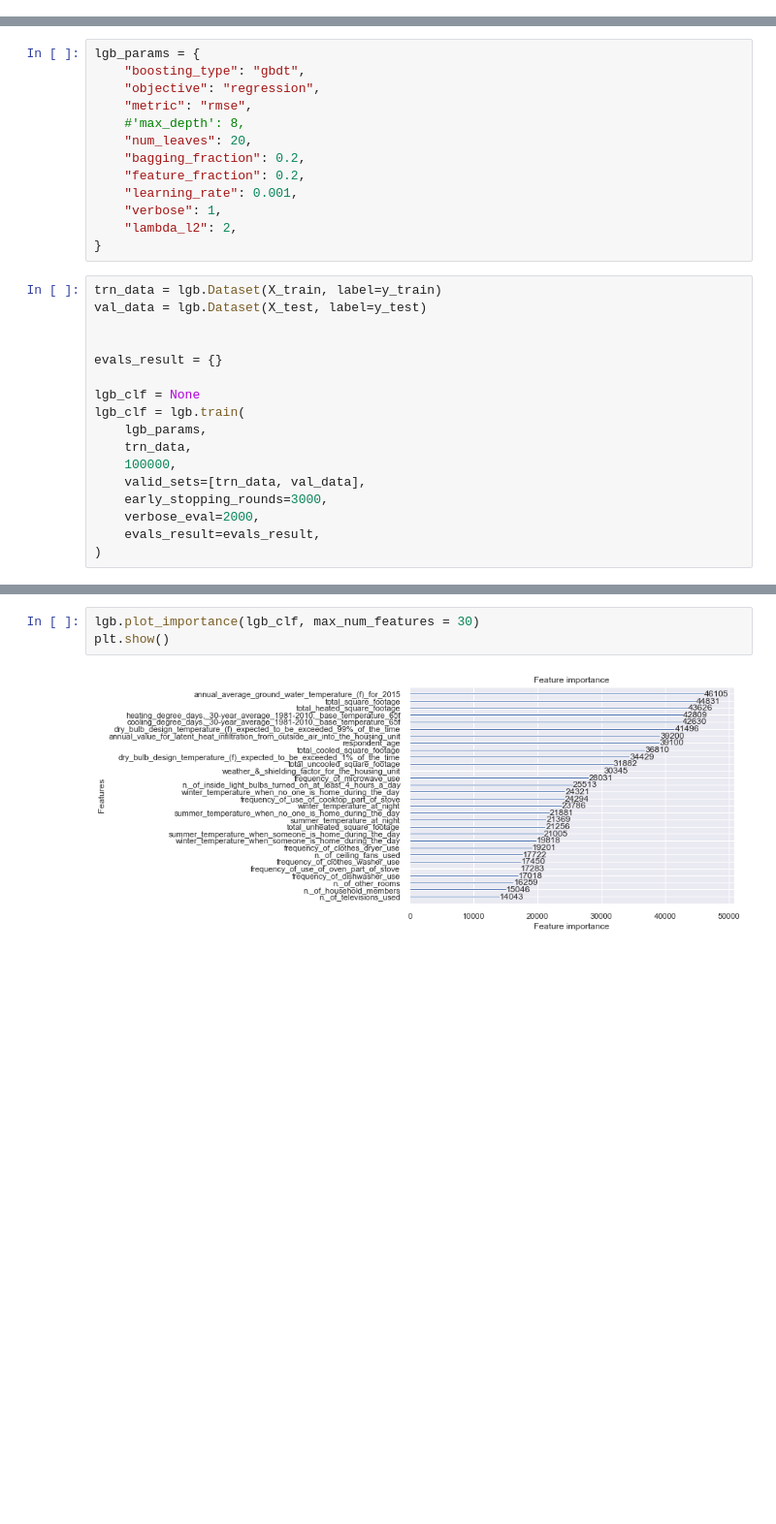
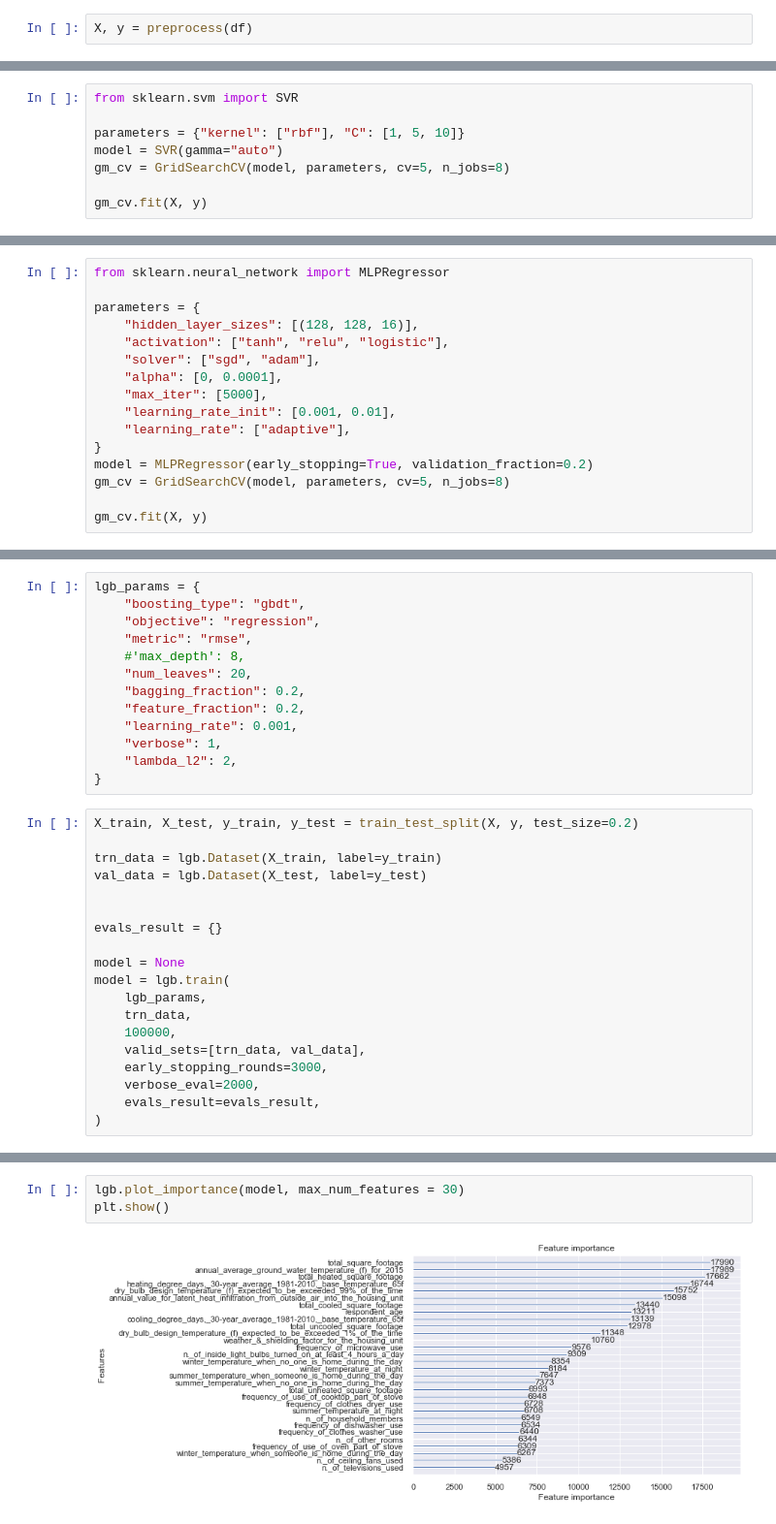
Before and after one commit to JuliaZozulia/Predicting_utilitiy_cost, a Jupyter notebook: Predicting residential utility costs based on attributes of the house .ipynb, the cells around one changed output, grey strips where cells are left out. Shown at 97% size. Saved outputs shown, nothing was run; the diff lists cells and outputs as text; blank space fills up the shorter version.

Commit message:
few new models

```diff
--- a/Predicting residential utility costs based on attributes of the house .ipynb
+++ b/Predicting residential utility costs based on attributes of the house .ipynb
@@ -62,0 +90,2 @@ sorted(clf.cv_results_.keys())
+# %%
+X, y = preprocess(df)
@@ -62,0 +121,8 @@ sorted(clf.cv_results_.keys())
+# %%
+from sklearn.svm import SVR
+
+parameters = {"kernel": ["rbf"], "C": [1, 5, 10]}
+model = SVR(gamma="auto")
+gm_cv = GridSearchCV(model, parameters, cv=5, n_jobs=8)
+
+gm_cv.fit(X, y)
@@ -62,0 +167,16 @@ sorted(clf.cv_results_.keys())
+# %%
+from sklearn.neural_network import MLPRegressor
+
+parameters = {
+    "hidden_layer_sizes": [(128, 128, 16)],
+    "activation": ["tanh", "relu", "logistic"],
+    "solver": ["sgd", "adam"],
+    "alpha": [0, 0.0001],
+    "max_iter": [5000],
+    "learning_rate_init": [0.001, 0.01],
+    "learning_rate": ["adaptive"],
+}
+model = MLPRegressor(early_stopping=True, validation_fraction=0.2)
+gm_cv = GridSearchCV(model, parameters, cv=5, n_jobs=8)
+
+gm_cv.fit(X, y)
@@ -91,14 +253,16 @@ lgb_params = {
     "lambda_l2": 2,
 }
 # %%
+X_train, X_test, y_train, y_test = train_test_split(X, y, test_size=0.2)
+
 trn_data = lgb.Dataset(X_train, label=y_train)
 val_data = lgb.Dataset(X_test, label=y_test)
 
 
 evals_result = {}
 
-lgb_clf = None
-lgb_clf = lgb.train(
+model = None
+model = lgb.train(
     lgb_params,
     trn_data,
     100000,
@@ -143,5 +297,5 @@ mean_absolute_error(y_test, y_pred)
 # %%
-lgb.plot_importance(lgb_clf, max_num_features = 30)
+lgb.plot_importance(model, max_num_features = 30)
 plt.show()
 # %% [output]
-[figure, old version]
+[figure, new version]
```
Also changed, not shown: parts of 55 cells of this notebook.
